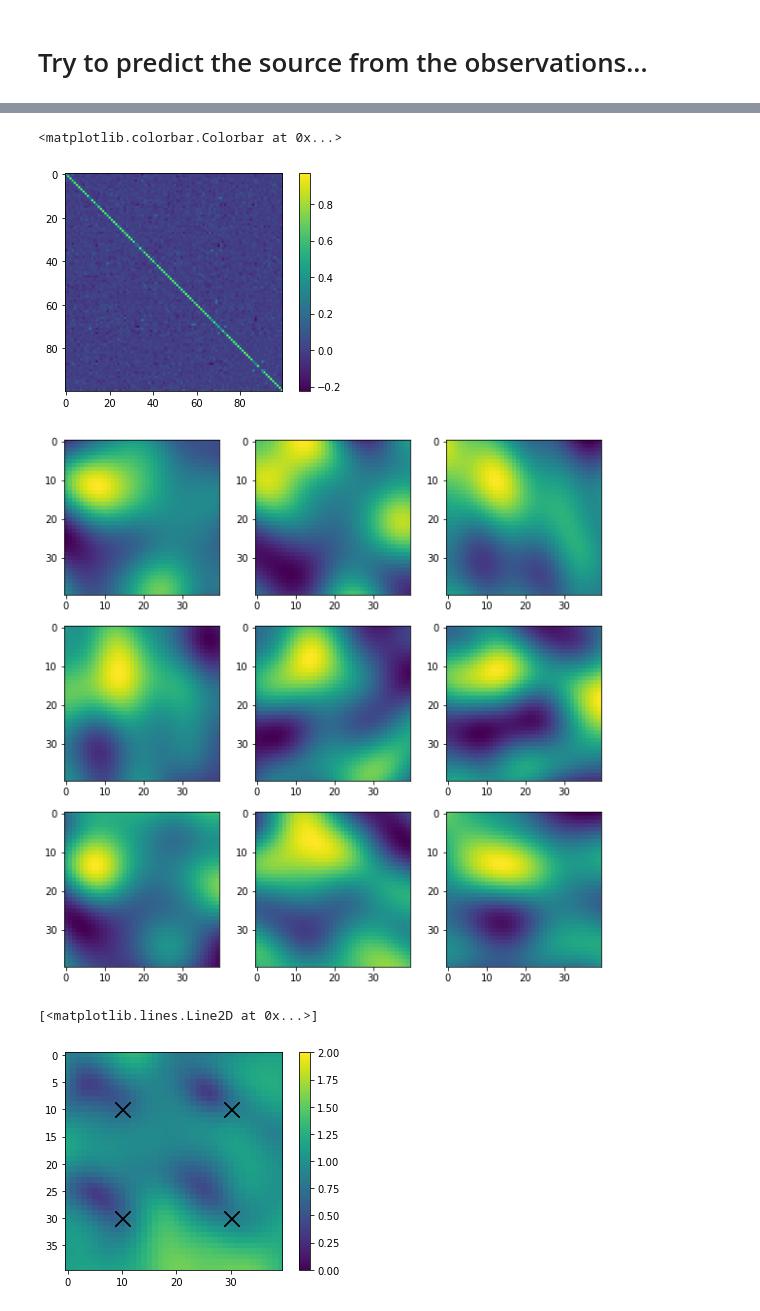
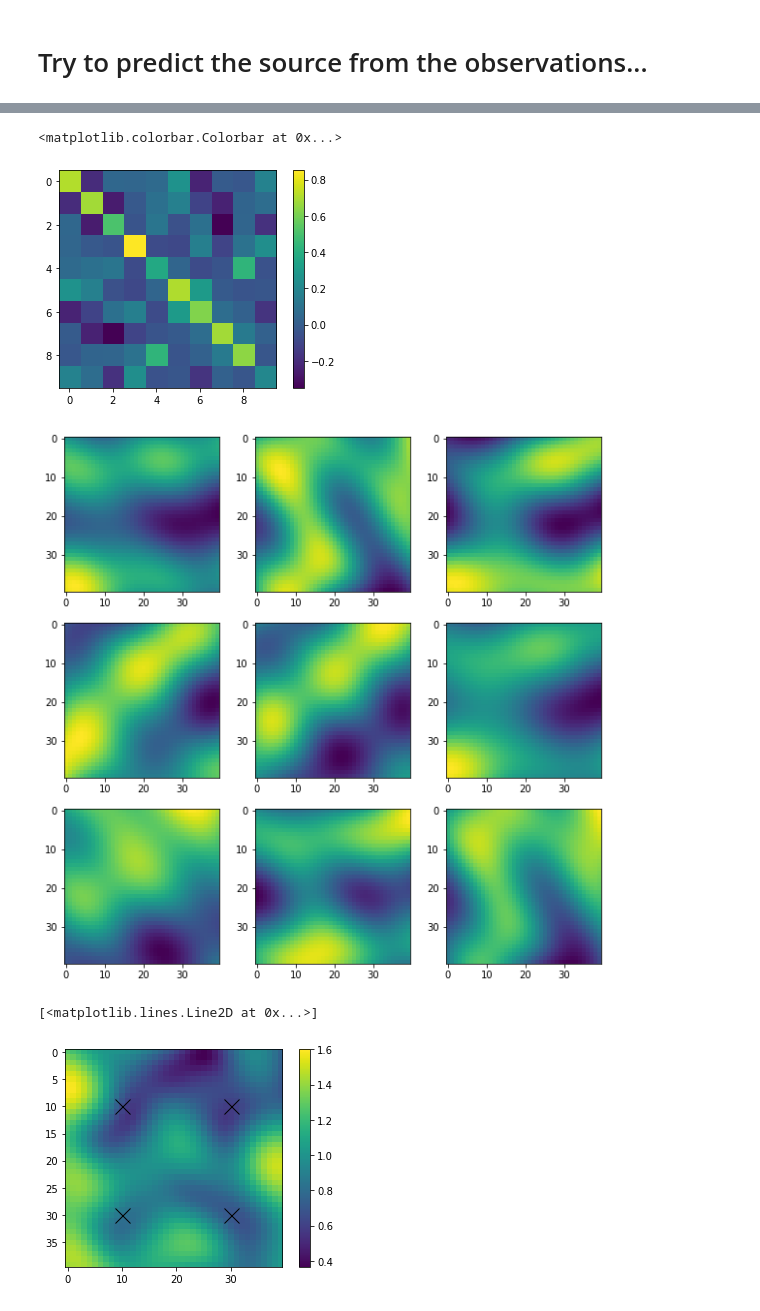
Before and after one commit to SheffieldML/advectionGP, a Jupyter notebook: jupyter/Encapsulation Full Run.ipynb, the cells around one changed output, grey strips where cells are left out. Saved outputs shown, nothing was run; the diff lists cells and outputs as text; code cells hidden in the pictures.

```diff
--- a/jupyter/Encapsulation Full Run.ipynb
+++ b/jupyter/Encapsulation Full Run.ipynb
@@ -12,7 +12,7 @@ import matplotlib.pyplot as plt
 # generate sensor locations with shape [total observations, 4], where each row has elements
 #[lower time location, upper time location, x location, y location]
 
-tlocL = np.linspace(2,15,5) # lower time
+tlocL = np.linspace(2,15,1) # lower time
 xloc=np.linspace(5,15,2) # x locations
 yloc=np.linspace(5,15,2) # y locations
 sensN = len(xloc)*len(yloc) # total number of sensors
@@ -24,11 +24,11 @@ X[:,2] = np.asarray(np.meshgrid(tlocL,xloc,yloc)).reshape(3,sensN*obsN)[1]
 X[:,3] = np.asarray(np.meshgrid(tlocL,xloc,yloc)).reshape(3,sensN*obsN)[2]
 X[:,1] = X[:,0]+1
 
-u = 0.4
-k_0 = 0.1
+u = 0.0004
+k_0 = 0.0001
 noiseSD = 0.05
 
-N_feat=100 # number of features used to approximate GP
+N_feat=1000 # number of features used to approximate GP
 boundary = ([0,0,0],[20,20,20]) # corners of the grid
 k = EQ(4.0, 2.0) # generate EQ kernel
 sensors = FixedSensorModel(X,1) # establish sensor model
@@ -77,7 +74,7 @@ plt.ylim(m.boundary[0][2],m.boundary[1][2])
 # %%
 k = EQ(4.0, 2.0) # generate EQ kernel
 sensors = FixedSensorModel(X,1)
-N_feat = 100
+N_feat = 10
 m = Model(resolution=res,boundary=boundary,N_feat=N_feat,noiseSD=noiseSD,kernel=k,sensormodel=sensors,u=u,k_0=k_0) #initiate PDE model
 X1 = m.computeModelRegressors() # Compute regressor matrix
 meanZ, covZ = m.computeZDistribution(y) # Infers z vector mean and covariance
@@ -99,7 +96,7 @@ plt.imshow(covZ)
 plt.colorbar()
 # %% [output]
 <matplotlib.colorbar.Colorbar at 0x...>
-[figure, old version]
+[figure, new version]
 # %%
 plt.figure(figsize=[10,10])
 for sample_i in range(9):
@@ -108,18 +105,17 @@ for sample_i in range(9):
     source = m.computeSourceFromPhi(z) # Generates estimated source using inferred mean
     plt.imshow(source[10])
 # %% [output]
-[figure, old version]
+[figure, new version]
 # %%
-Nsamps = 30
+Nsamps = 500
 results = np.zeros(np.r_[res,Nsamps])
 for sample_i in range(Nsamps):
     z = np.random.multivariate_normal(meanZ,covZ)
     results[:,:,:,sample_i] = m.computeSourceFromPhi(z)
 # %%
-plt.imshow(np.std(results,3)[32,:,:])
-plt.clim([0,2])
+plt.imshow(np.std(results,3)[12,:,:])
 plt.colorbar()
 plt.plot(X[:,2]*2,X[:,3]*2,'xk',markersize=15)
 # %% [output]
 [<matplotlib.lines.Line2D at 0x...>]
-[figure, old version]
+[figure, new version]
```
Also changed, not shown: parts of 13 cells of this notebook, 3 other files.
